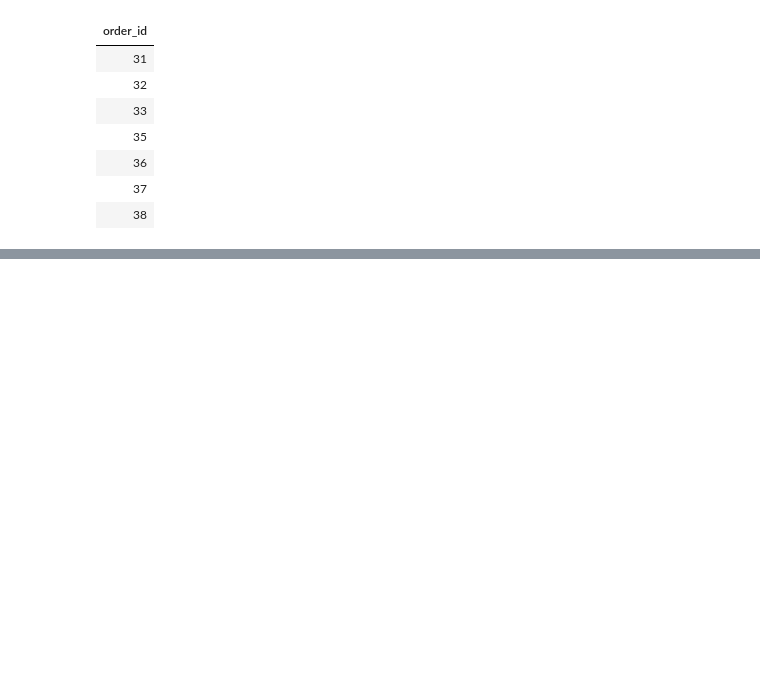
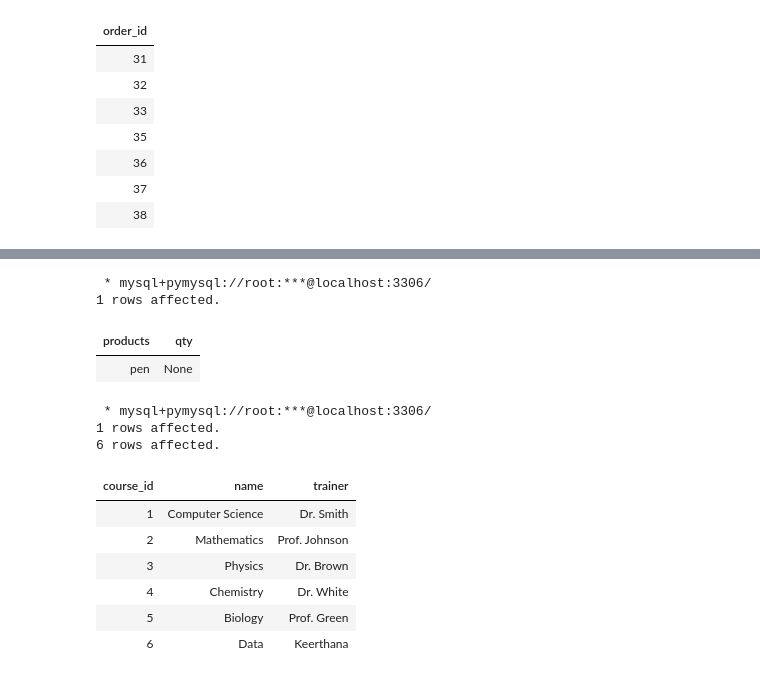
Before and after one commit to rajeshsj12/Pandas_Python_Project, a Jupyter notebook: Joins.ipynb, the cells around one changed output, grey strips where cells are left out. Saved outputs shown, nothing was run; the diff lists cells and outputs as text; code cells hidden in the pictures; blank space fills up the shorter version.

```diff
--- a/Joins.ipynb
+++ b/Joins.ipynb
@@ -627,6 +646,33 @@ WHERE
 # %%
 %%sql
+SELECT
+    p.name AS products,
+    SUM(s.quantity) AS qty
+FROM
+    products p LEFT JOIN sales s ON p.product_id = s.product_id
+GROUP BY
+    products
+HAVING
+    qty IS NULL;
+# %% [output]
+ * mysql+pymysql://root:***@localhost:3306/
+1 rows affected.
+| products | qty |
+| pen | None |
 # %%
 %%sql
+INSERT INTO course VALUES (6,"Data","Keerthana");
+SELECT * FROM course;
+# %% [output]
+ * mysql+pymysql://root:***@localhost:3306/
+1 rows affected.
+6 rows affected.
+| course_id | name | trainer |
+| 1 | Computer Science | Dr. Smith |
+| 2 | Mathematics | Prof. Johnson |
+| 3 | Physics | Dr. Brown |
+| 4 | Chemistry | Dr. White |
+| 5 | Biology | Prof. Green |
+| 6 | Data | Keerthana |
 # %%
 %%sql
```
Also changed, not shown: parts of 4 cells of this notebook, 1 other file.
